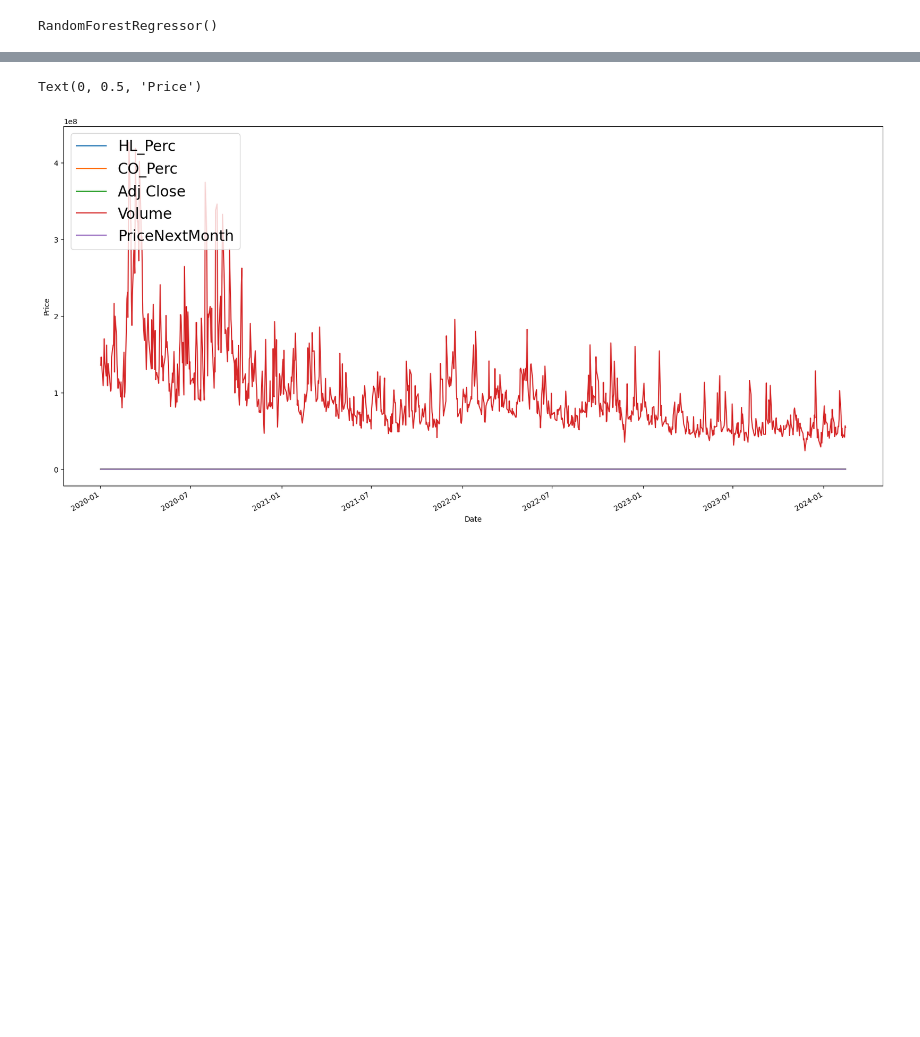
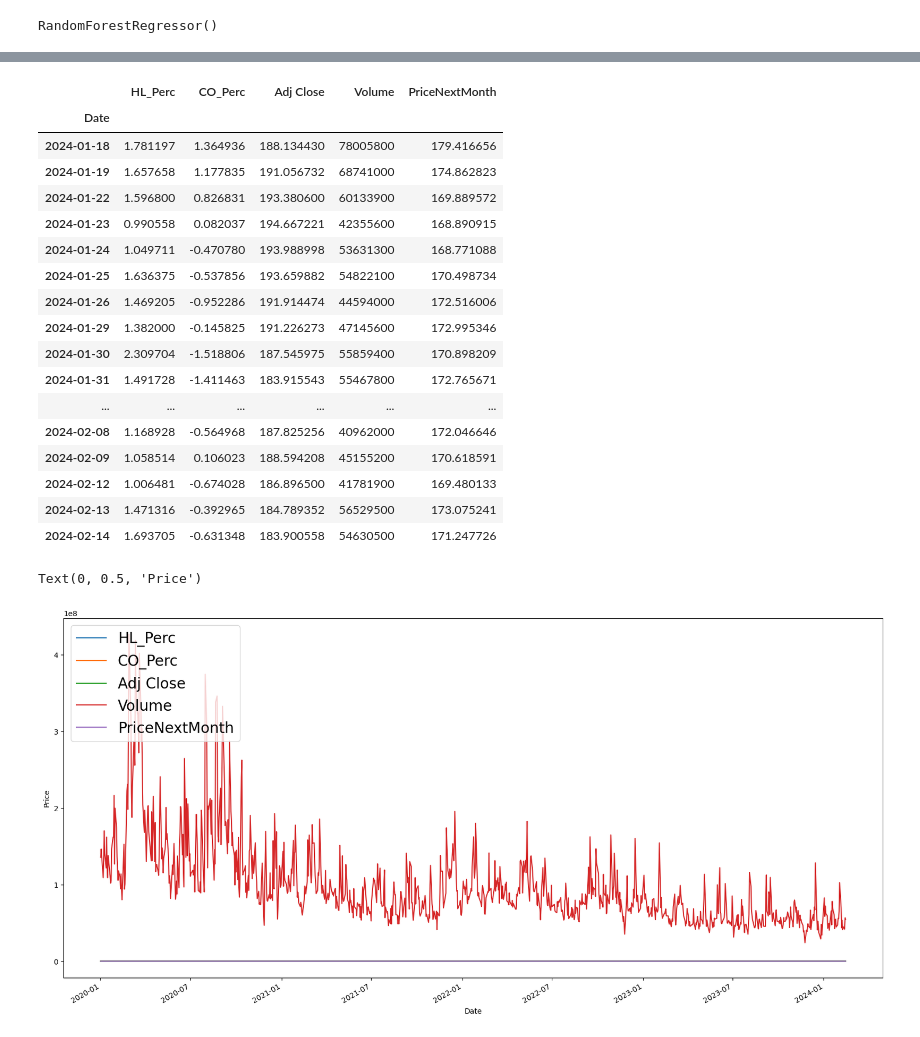
Before and after one commit to Amoako419/10_ML_projects, a Jupyter notebook: tesla_price_prediction/apple-stocks.ipynb, the cells around one changed output, grey strips where cells are left out. Cells and saved outputs as stored; diff of their text form; code cells hidden in the pictures; blank space fills up the shorter version.

```diff
--- a/tesla_price_prediction/apple-stocks.ipynb
+++ b/tesla_price_prediction/apple-stocks.ipynb
@@ -161,6 +161,27 @@ df
 | 2024-02-13 | 1.471316 | -0.392965 | 184.789352 | 56529500 | 173.075241 |
 | 2024-02-14 | 1.693705 | -0.631348 | 183.900558 | 54630500 | 171.247726 |
 1037 rows × 5 columns
+# %%
+df.tail(20)
+# %% [output]
+|  | HL_Perc | CO_Perc | Adj Close | Volume | PriceNextMonth |
+| Date |  |  |  |  |  |
+| 2024-01-18 | 1.781197 | 1.364936 | 188.134430 | 78005800 | 179.416656 |
+| 2024-01-19 | 1.657658 | 1.177835 | 191.056732 | 68741000 | 174.862823 |
+| 2024-01-22 | 1.596800 | 0.826831 | 193.380600 | 60133900 | 169.889572 |
+| 2024-01-23 | 0.990558 | 0.082037 | 194.667221 | 42355600 | 168.890915 |
+| 2024-01-24 | 1.049711 | -0.470780 | 193.988998 | 53631300 | 168.771088 |
+| 2024-01-25 | 1.636375 | -0.537856 | 193.659882 | 54822100 | 170.498734 |
+| 2024-01-26 | 1.469205 | -0.952286 | 191.914474 | 44594000 | 172.516006 |
+| 2024-01-29 | 1.382000 | -0.145825 | 191.226273 | 47145600 | 172.995346 |
+| 2024-01-30 | 2.309704 | -1.518806 | 187.545975 | 55859400 | 170.898209 |
+| 2024-01-31 | 1.491728 | -1.411463 | 183.915543 | 55467800 | 172.765671 |
+| ... | ... | ... | ... | ... | ... |
+| 2024-02-08 | 1.168928 | -0.564968 | 187.825256 | 40962000 | 172.046646 |
+| 2024-02-09 | 1.058514 | 0.106023 | 188.594208 | 45155200 | 170.618591 |
+| 2024-02-12 | 1.006481 | -0.674028 | 186.896500 | 41781900 | 169.480133 |
+| 2024-02-13 | 1.471316 | -0.392965 | 184.789352 | 56529500 | 173.075241 |
+| 2024-02-14 | 1.693705 | -0.631348 | 183.900558 | 54630500 | 171.247726 |
 # %%
 df.plot(figsize=(20,10), linewidth=1.5)
 plt.legend(loc=2, prop={'size':20})
```
Also changed, not shown: parts of 5 cells of this notebook.
